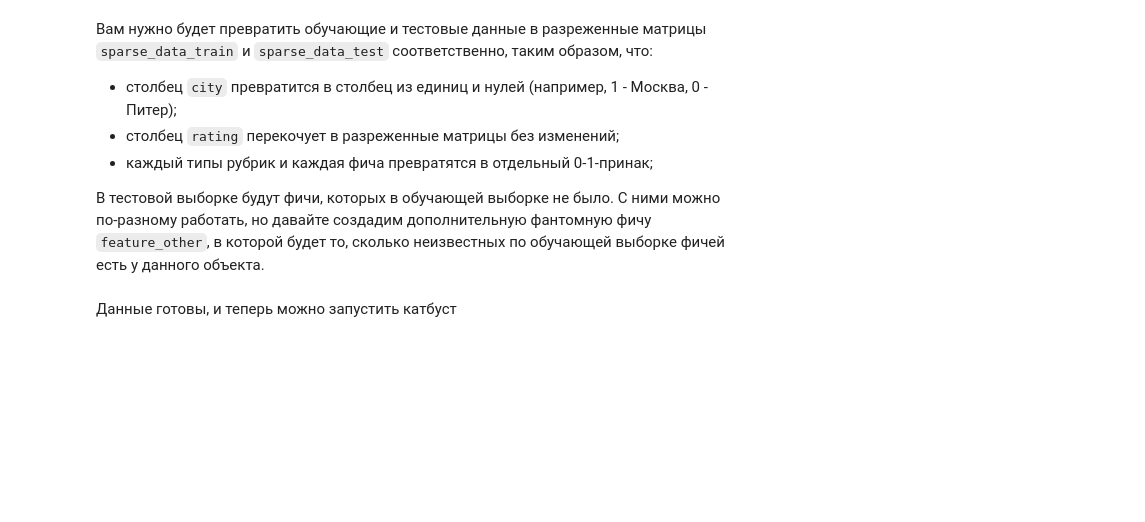
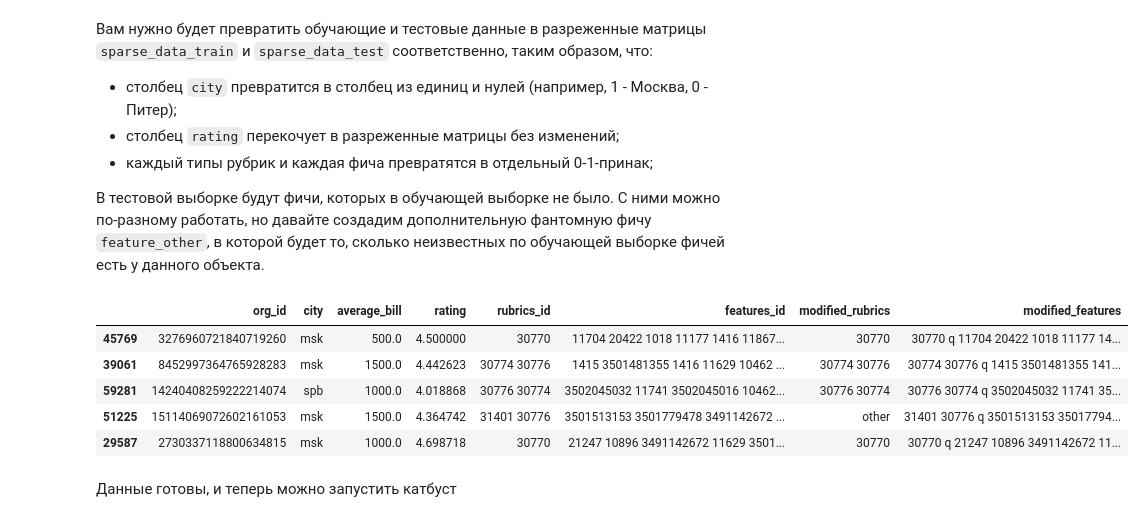
Before and after one commit to Reveqqq/ML, a Jupyter notebook: Yandex ML/autohw_intro_ML_92e1d33a4d.ipynb, the cells around one changed output. Cells and saved outputs as stored; diff of their text form; code cells hidden in the pictures; blank space fills up the shorter version.

```diff
--- a/Yandex ML/autohw_intro_ML_92e1d33a4d.ipynb
+++ b/Yandex ML/autohw_intro_ML_92e1d33a4d.ipynb
@@ -543,3 +560,6 @@ np.float64(445.10632814032624)
+# %%
+clean_data_train, clean_data_test = train_test_split(
+    clean_data, stratify=clean_data['average_bill'], test_size=0.33, random_state=42)
 # %% [markdown]
 Теперь настало время написать могучий классификатор, который по заведению предсказывает медиану средних чеков среди тех в обучающей выборке, у которых с ним одинаковые `modified_rubrics` и город (вы спросите, почему медиану, а не самый частый -- спишем это на вдохновение; самый частый тоже можно брать - но медиана работает лучше).
 
@@ -591,3 +664,6 @@ Predict by rubric and city:  0.7095709570957096
 - при этом для тестовой выборке заменяйте на строку `other` все конкатенации, которые не встретились в обучающей выборке.
 
 То есть элементы в этом столбце будут иметь вид `other` или `30776 30774 q 3502045032 11741 3502045016 1046...`.
+# %%
+# делаем новый признак modified_features для обучающей выборки
+clean_data_train['modified_features'] = clean_data_train['rubrics_id'] + ' q ' + clean_data_train['features_id']
@@ -639,0 +784,9 @@ Predict by rubric and city:  0.7095709570957096
+# %%
+clean_data_train.head()
+# %% [output]
+|  | org_id | city | average_bill | rating | rubrics_id | features_id | modified_rubrics | modified_features |
+| 45769 | 3276960721840719260 | msk | 500.0 | 4.500000 | 30770 | 11704 20422 1018 11177 1416 11867... | 30770 | 30770 q 11704 20422 1018 11177 14... |
+| 39061 | 8452997364765928283 | msk | 1500.0 | 4.442623 | 30774 30776 | 1415 3501481355 1416 11629 10462 ... | 30774 30776 | 30774 30776 q 1415 3501481355 141... |
+| 59281 | 14240408259222214074 | spb | 1000.0 | 4.018868 | 30776 30774 | 3502045032 11741 3502045016 10462... | 30776 30774 | 30776 30774 q 3502045032 11741 35... |
+| 51225 | 15114069072602161053 | msk | 1500.0 | 4.364742 | 31401 30776 | 3501513153 3501779478 3491142672 ... | other | 31401 30776 q 3501513153 35017794... |
+| 29587 | 2730337118800634815 | msk | 1000.0 | 4.698718 | 30770 | 21247 10896 3491142672 11629 3501... | 30770 | 30770 q 21247 10896 3491142672 11... |
```
Also changed, not shown: parts of 25 cells of this notebook, 5 other files.
